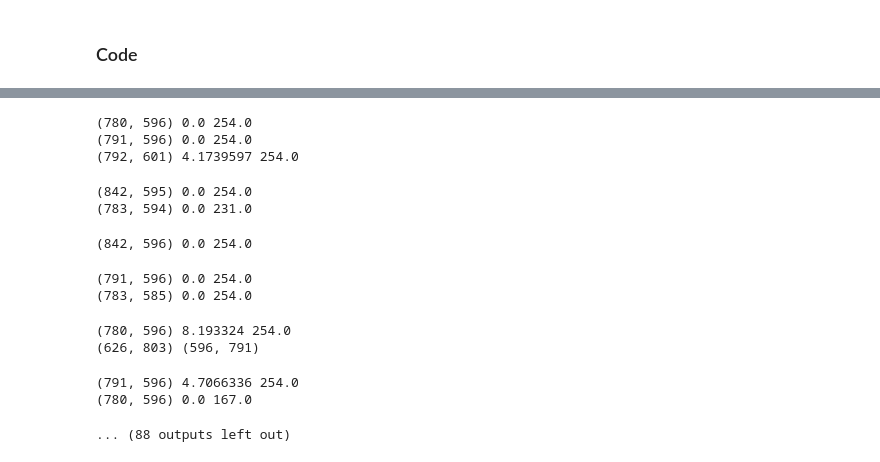
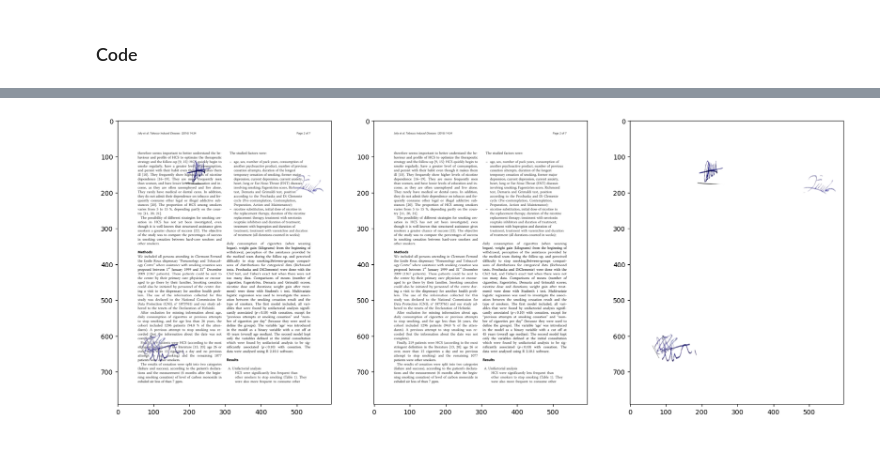
Before and after one commit to NilBiescas/Project_Synthesis2-, a Jupyter notebook: Code/Synthetic_DS/Creating_DS3.ipynb, the cells around one changed output, grey strips where cells are left out. Drawn from its saved outputs; the diff is of its cells as text; code cells hidden in the pictures.

```diff
--- a/Code/Synthetic_DS/Creating_DS3.ipynb
+++ b/Code/Synthetic_DS/Creating_DS3.ipynb
@@ -549,9 +328,8 @@ def add_lighting_and_yellow_tint(img):
 
     return overlayed_img
 # %%
-def add_signatures(n, page, signatures, signatures_ds, dataset, image_id, split='train'):
+def add_signatures(n, list_of_imgs, signatures, signatures_ds, dataset, image_id, split='train'):
     label = 6
-    img = page.copy()
 
     j = 0
     while j < n:
@@ -574,13 +352,14 @@ def add_signatures(n, page, signatures, signatures_ds, dataset, image_id, split=
             signature = cv2.warpAffine(signature, M, (signature.shape[1], signature.shape[0]))
 
 
-            x_offset = np.random.randint(0, page.shape[1] - signature.shape[1])
-            y_offset = np.random.randint(0, page.shape[0] - signature.shape[0])
+            x_offset = np.random.randint(0, list_of_imgs[0].shape[1] - signature.shape[1])
+            y_offset = np.random.randint(0, list_of_imgs[0].shape[0] - signature.shape[0])
 
             alpha = np.random.normal(0.9, 0.2)
             alpha = 1
 
-            add_transparent_image(img, signature*alpha, x_offset, y_offset)
+            for img in list_of_imgs:
+                add_transparent_image(img, signature*alpha, x_offset, y_offset)
             # cv2.rectangle(img, (x_offset, y_offset), (x_offset+signature.shape[1], y_offset+signature.shape[0]), (255, 0, 255), 3)
 
             dataset = create_COCO_annotation(dataset, image_id, label, x_offset, y_offset, signature.shape[1], signature.shape[0])
@@ -591,7 +370,7 @@ def add_signatures(n, page, signatures, signatures_ds, dataset, image_id, split=
             print(f"Error adding signature {signatures[idx]['file_name']}")
             raise(Exception)
 
-    return img, dataset
+    return list_of_imgs, dataset
 # %% [markdown]
 #### adding stamps and signatures only over the text region
 # %% [markdown]
@@ -678,37 +447,49 @@ from tqdm import tqdm
 for i, sample in tqdm(enumerate(publaynet["images"])):
     dataset["annotations"].append(get_all_annotations_from_image(publaynet, int(sample["id"])))
 
-    page = cv2.imread(f"{dir2publaynet}/train/{sample['file_name']}")
-    page = cv2.cvtColor(page, cv2.COLOR_BGR2RGB)
+    l0 = cv2.imread(f"{dir2publaynet}/train/{sample['file_name']}")
+    l0 = cv2.cvtColor(l0, cv2.COLOR_BGR2RGB)
 
-    n = np.random.randint(1, 4)
-    img, dataset = add_stamps(n, page, stamps, dir2stamps, dataset, sample['id'])
+    all = l0.copy()
+    l1 = np.ones_like(l0) * 255
+
+    # n = np.random.randint(1, 4)
+    # imgs, dataset = add_stamps(n, [all, l1], stamps, dir2stamps, dataset, sample['id'])
+    # all, l1 = imgs
 
     n = np.random.randint(0, 5)
-    img, dataset = add_signatures(n, img, signatures, dir2signatures, dataset, sample['id'])
+    imgs, dataset = add_signatures(n, [all, l1], signatures, dir2signatures, dataset, sample['id'])
+    all, l1 = imgs
 
-    n = np.random.randint(0, 3)
-    img, dataset = add_qrs(n, img, qrs, dir2qrs, dataset, sample['id'])
+    # n = np.random.randint(0, 3)
+    # imgs, dataset = add_qrs(n, [all, l1], qrs, dir2qrs, dataset, sample['id'])
+    # all, l1 = imgs
 
-    n = np.random.randint(0, 2)
-    img, dataset = add_barcodes(n, img, barcodes, dir2barcodes, dataset, sample['id'])
+    # n = np.random.randint(0, 2)
+    # imgs, dataset = add_barcodes(n, [all, l1], barcodes, dir2barcodes, dataset, sample['id'])
+    # all, l1 = imgs
 
-    if random.choice([True, False]):
-        img = add_bkg_noise(img)
+    # if random.choice([True, False]):
+    #     imgs = add_bkg_noise([all, l1])
+    #     all, l1 = imgs
 
-    if random.choice([True, False, False, False, False, False]):
-        img = add_border(dir_borders, img)
-    img = add_lighting_and_yellow_tint(img)
+    # if random.choice([True, False, False, False, False, False]):
+    #     imgs = add_border(dir_borders, [all, l0, l1])
+    #     all, l0, l1 = imgs
+
+    # img = add_lighting_and_yellow_tint([all, l1])
+    # all, l1 = img
 
     # Save the image
-    os.makedirs(f"{ds_dir}/{split}", exist_ok=True)
+    # os.makedirs(f"{ds_dir}/{split}", exist_ok=True)
 
-    # show the image
-    # plt.figure(figsize=(10, 10))
-    # plt.imshow(img)
-    # plt.axis('off')
-    # plt.show()
-    img = np.array(img)
+    # show the 3 images
+    fig, ax = plt.subplots(1, 3, figsize=(20, 10))
+    ax[0].imshow(all)
+    ax[1].imshow(l0)
+    ax[2].imshow(l1)
+    plt.show()
+    break
 
     cv2.imwrite(f"{ds_dir}/{split}/{sample['file_name']}", cv2.cvtColor(img, cv2.COLOR_RGB2BGR))
     # print(f"Image {sample['file_name']} saved")
@@ -736,16 +502,4 @@ Dataset saved at /hhome/ps2g07/document_analysis/github/Project_Synthesis2-/Data
-(780, 596) 0.0 254.0
-(791, 596) 0.0 254.0
-(792, 601) 4.1739597 254.0
-(842, 595) 0.0 254.0
-(783, 594) 0.0 231.0
-(842, 596) 0.0 254.0
-(791, 596) 0.0 254.0
-(783, 585) 0.0 254.0
-(780, 596) 8.193324 254.0
-(626, 803) (596, 791)
-(791, 596) 4.7066336 254.0
-(780, 596) 0.0 167.0
-... (88 outputs left out)
+[figure, added]
 # %%
 dataset["images"] = publaynet["images"]
 
```
Also changed, not shown: parts of 12 cells of this notebook, 24 other files.
